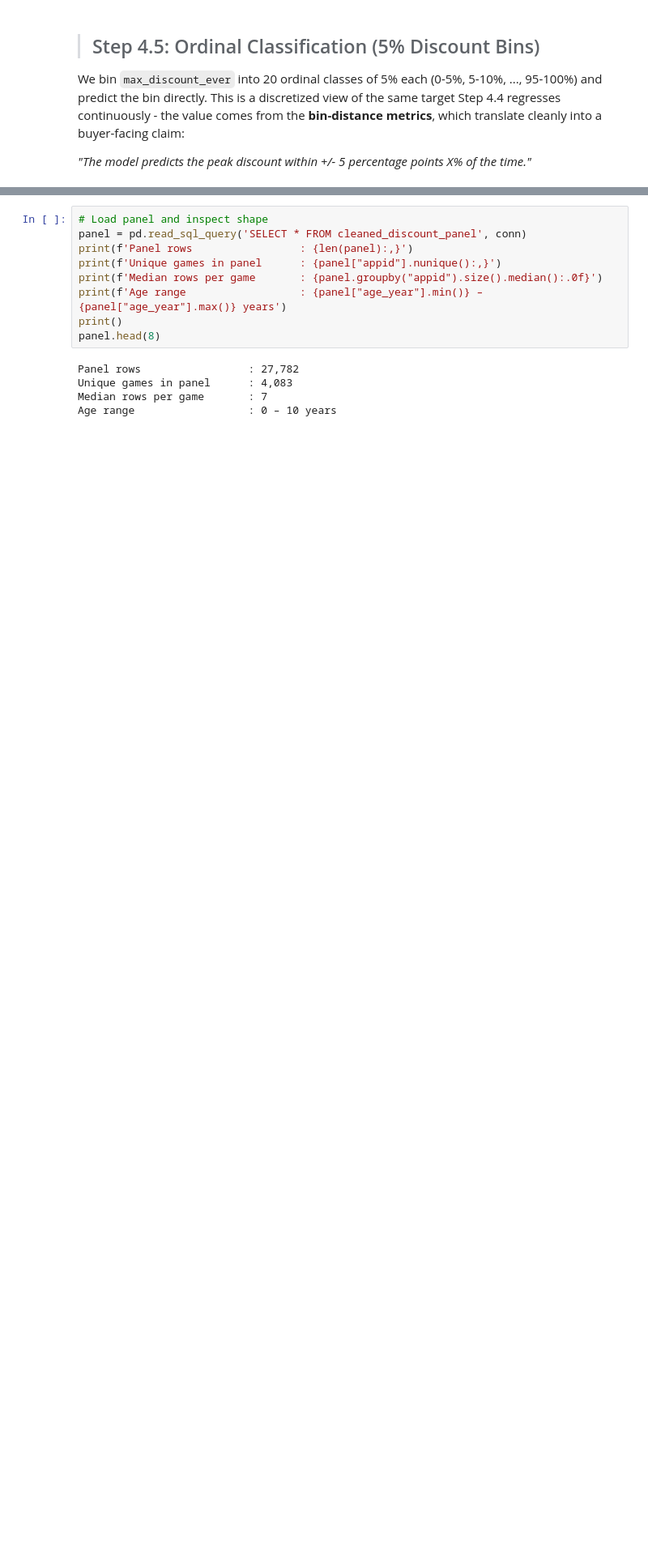
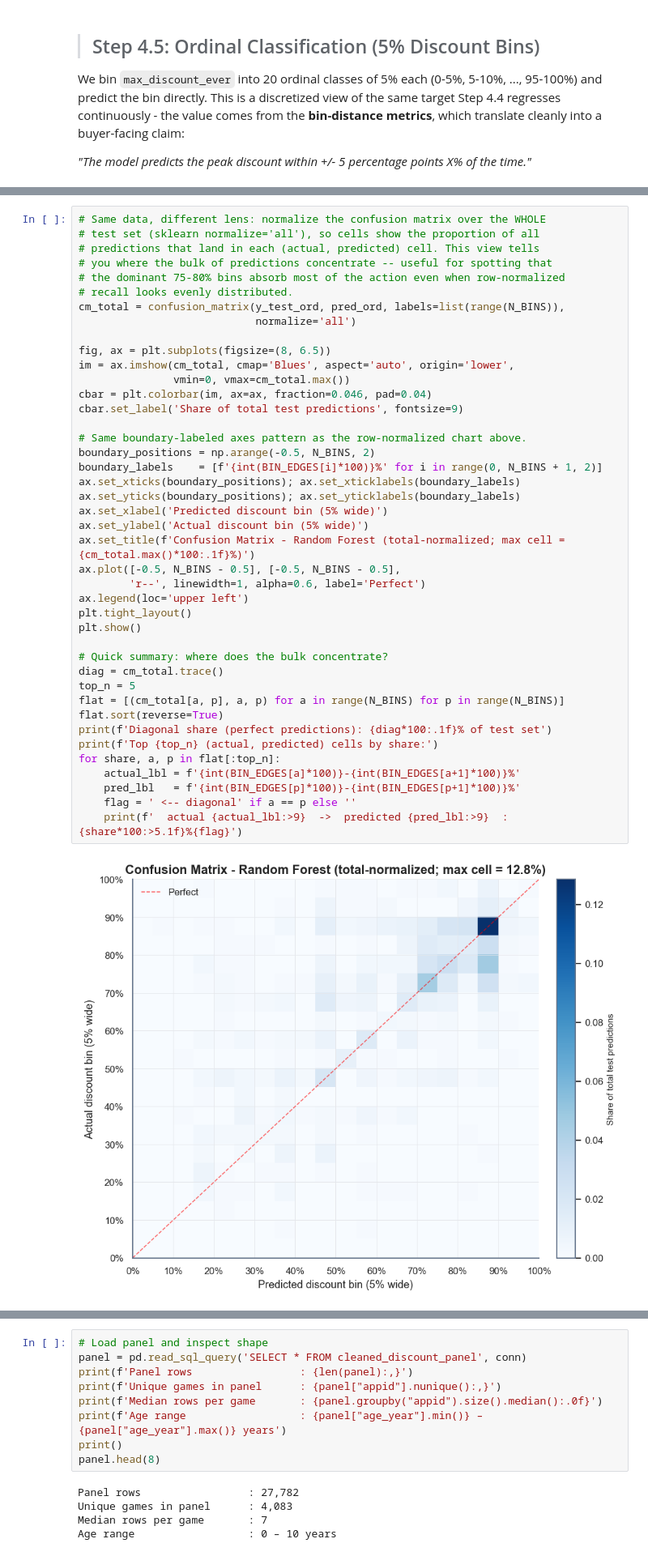
Before and after one commit to samsamotan/Y2T2-Final-Project, a Jupyter notebook: notebooks/04_ml_part1_price_and_value_retention.ipynb, the cells around one changed output, grey strips where cells are left out. Shown at 81% size. Saved outputs shown, nothing was run; the diff lists cells and outputs as text; blank space fills up the shorter version.

```diff
--- a/notebooks/04_ml_part1_price_and_value_retention.ipynb
+++ b/notebooks/04_ml_part1_price_and_value_retention.ipynb
@@ -542,0 +606,44 @@ plt.show()
+# %%
+# Same data, different lens: normalize the confusion matrix over the WHOLE
+# test set (sklearn normalize='all'), so cells show the proportion of all
+# predictions that land in each (actual, predicted) cell. This view tells
+# you where the bulk of predictions concentrate -- useful for spotting that
+# the dominant 75-80% bins absorb most of the action even when row-normalized
+# recall looks evenly distributed.
+cm_total = confusion_matrix(y_test_ord, pred_ord, labels=list(range(N_BINS)),
+                            normalize='all')
+
+fig, ax = plt.subplots(figsize=(8, 6.5))
+im = ax.imshow(cm_total, cmap='Blues', aspect='auto', origin='lower',
+               vmin=0, vmax=cm_total.max())
+cbar = plt.colorbar(im, ax=ax, fraction=0.046, pad=0.04)
+cbar.set_label('Share of total test predictions', fontsize=9)
+
+# Same boundary-labeled axes pattern as the row-normalized chart above.
+boundary_positions = np.arange(-0.5, N_BINS, 2)
+boundary_labels    = [f'{int(BIN_EDGES[i]*100)}%' for i in range(0, N_BINS + 1, 2)]
+ax.set_xticks(boundary_positions); ax.set_xticklabels(boundary_labels)
+ax.set_yticks(boundary_positions); ax.set_yticklabels(boundary_labels)
+ax.set_xlabel('Predicted discount bin (5% wide)')
+ax.set_ylabel('Actual discount bin (5% wide)')
+ax.set_title(f'Confusion Matrix - Random Forest (total-normalized; max cell = {cm_total.max()*100:.1f}%)')
+ax.plot([-0.5, N_BINS - 0.5], [-0.5, N_BINS - 0.5],
+        'r--', linewidth=1, alpha=0.6, label='Perfect')
+ax.legend(loc='upper left')
+plt.tight_layout()
+plt.show()
+
+# Quick summary: where does the bulk concentrate?
+diag = cm_total.trace()
+top_n = 5
+flat = [(cm_total[a, p], a, p) for a in range(N_BINS) for p in range(N_BINS)]
+flat.sort(reverse=True)
+print(f'Diagonal share (perfect predictions): {diag*100:.1f}% of test set')
+print(f'Top {top_n} (actual, predicted) cells by share:')
+for share, a, p in flat[:top_n]:
+    actual_lbl = f'{int(BIN_EDGES[a]*100)}-{int(BIN_EDGES[a+1]*100)}%'
+    pred_lbl   = f'{int(BIN_EDGES[p]*100)}-{int(BIN_EDGES[p+1]*100)}%'
+    flag = ' <-- diagonal' if a == p else ''
+    print(f'  actual {actual_lbl:>9}  ->  predicted {pred_lbl:>9}  : {share*100:>5.1f}%{flag}')
+# %% [output]
+[figure, added]
```
Also changed, not shown: parts of 35 cells of this notebook, 10 other files.
